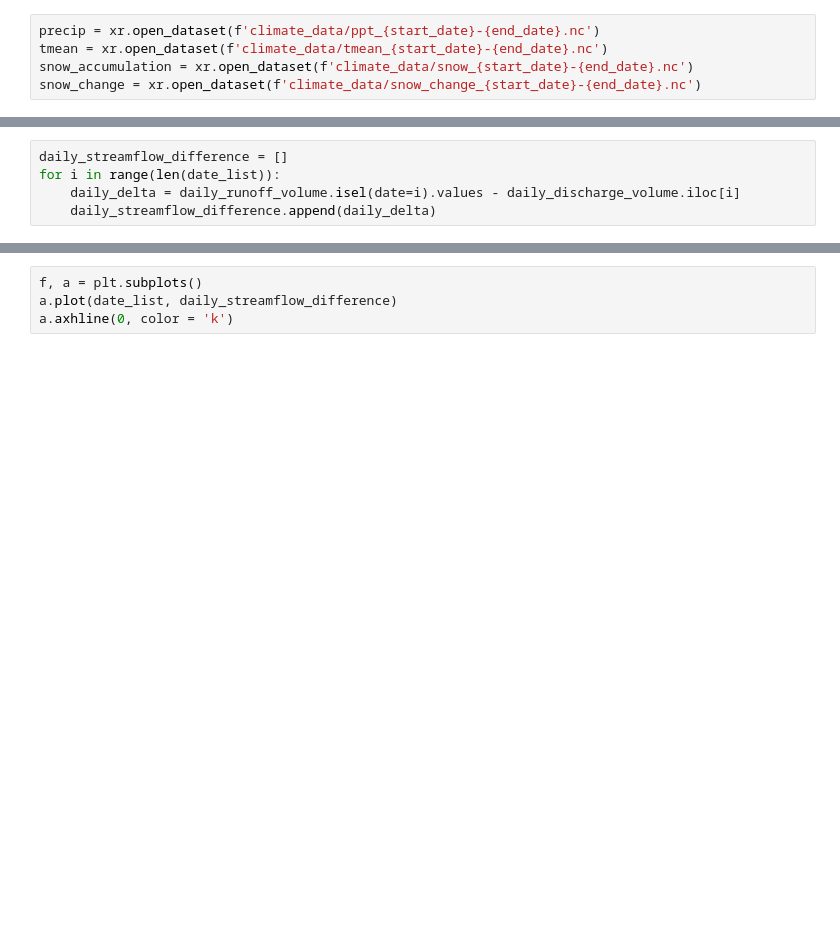
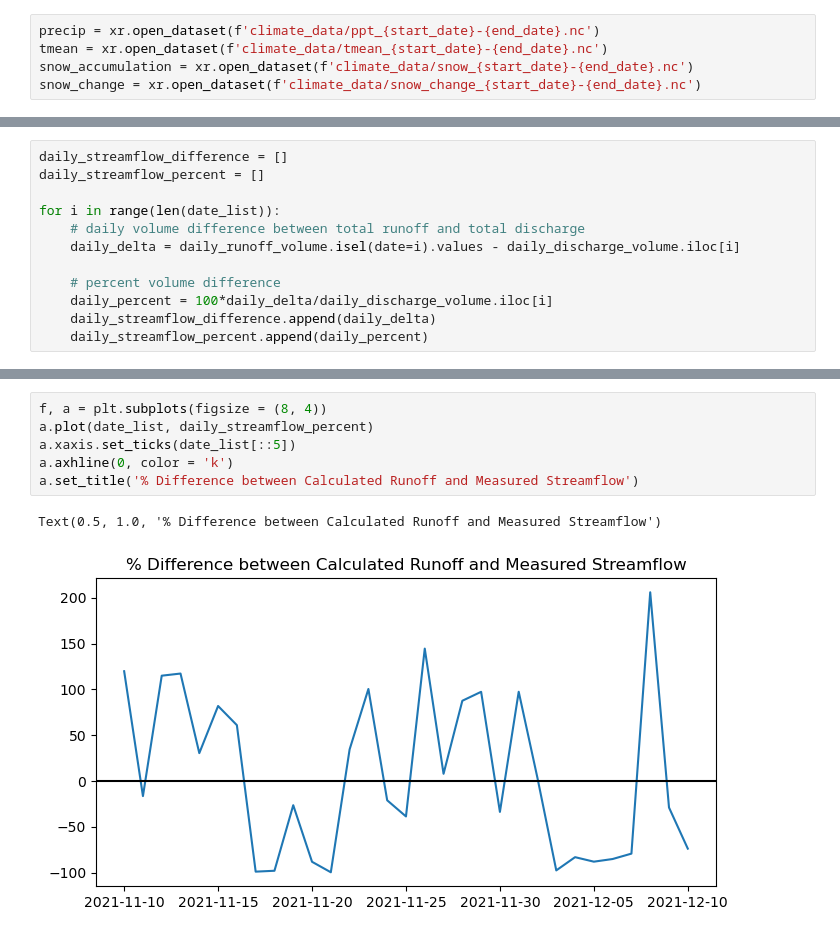
Before and after one commit to UW-GDA/flood_mass_balance_Nooksack, a Jupyter notebook: mass_balance.ipynb, the cells around one changed output, grey strips where cells are left out. Cells and saved outputs as stored; diff of their text form; blank space fills up the shorter version.

```diff
--- a/mass_balance.ipynb
+++ b/mass_balance.ipynb
@@ -41,5 +88,12 @@ daily_discharge_volume = discharge_df['USGS:12211200:00060:00003']*60*60*24/35.3
 # %%
 daily_streamflow_difference = []
+daily_streamflow_percent = []
+
 for i in range(len(date_list)):
+    # daily volume difference between total runoff and total discharge
     daily_delta = daily_runoff_volume.isel(date=i).values - daily_discharge_volume.iloc[i]
+
+    # percent volume difference
+    daily_percent = 100*daily_delta/daily_discharge_volume.iloc[i]
     daily_streamflow_difference.append(daily_delta)
+    daily_streamflow_percent.append(daily_percent)
@@ -48,4 +103,9 @@ daily_streamflow_difference
 # %%
-f, a = plt.subplots()
-a.plot(date_list, daily_streamflow_difference)
+f, a = plt.subplots(figsize = (8, 4))
+a.plot(date_list, daily_streamflow_percent)
+a.xaxis.set_ticks(date_list[::5])
 a.axhline(0, color = 'k')
+a.set_title('% Difference between Calculated Runoff and Measured Streamflow')
+# %% [output]
+Text(0.5, 1.0, '% Difference between Calculated Runoff and Measured Streamflow')
+[figure, added]
```
Also changed, not shown: parts of 16 cells of this notebook.
